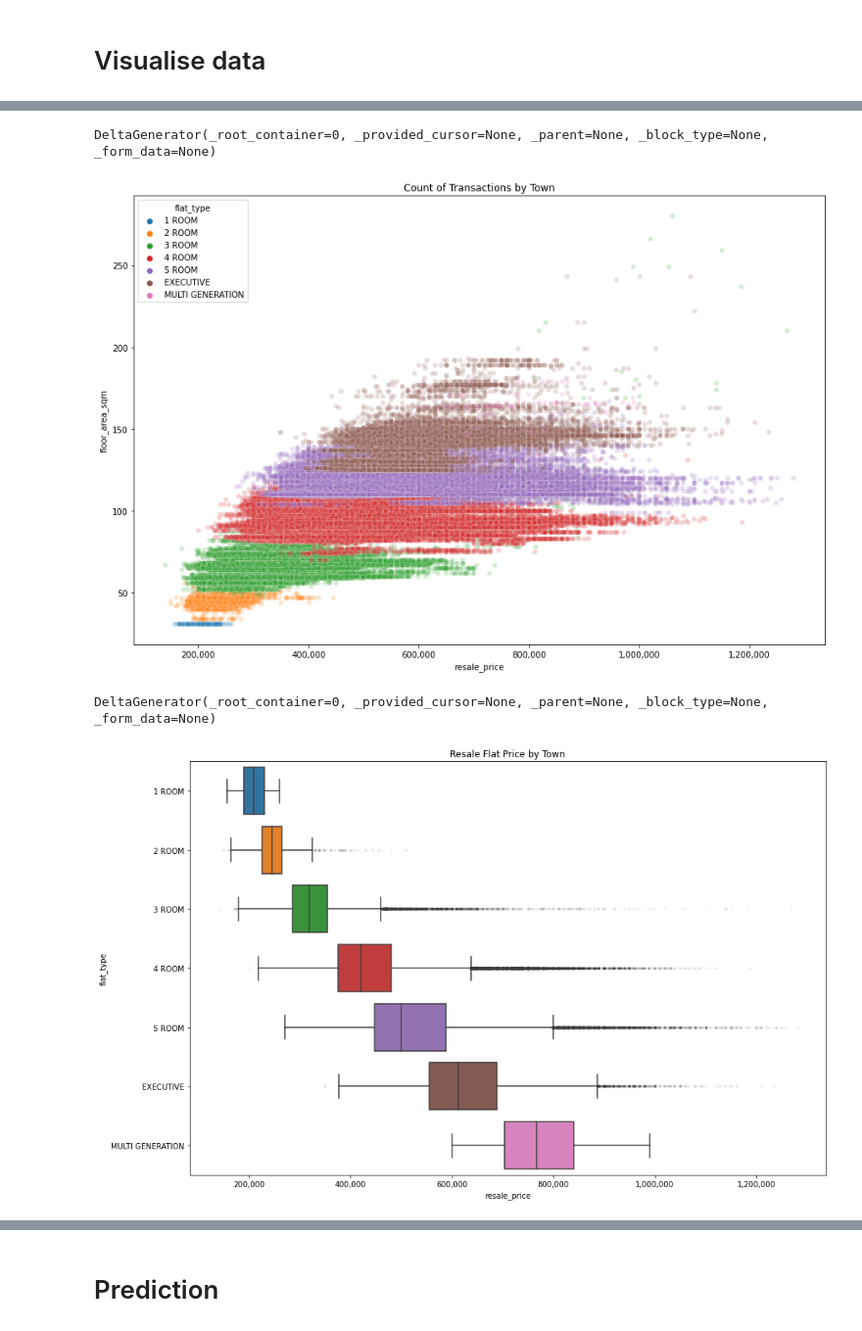
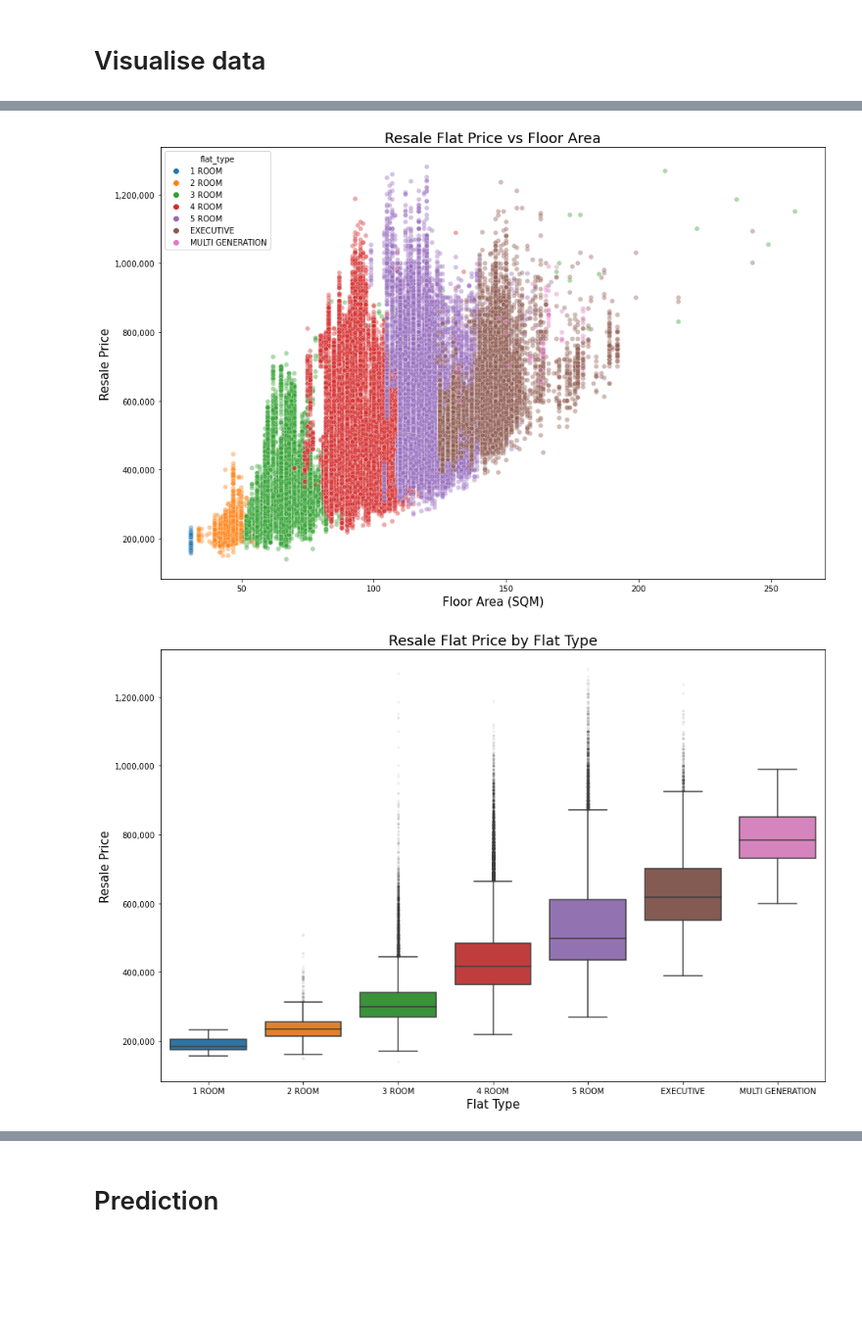
Before and after one commit to carolinedlu/streamlit_resale_flat_prices, a Jupyter notebook: streamlit_resale_flat_prices_app.ipynb, the cells around one changed output, grey strips where cells are left out. Shown at 98% size. Drawn from its saved outputs; the diff is of its cells as text; code cells hidden in the pictures; blank space fills up the shorter version.

```diff
--- a/streamlit_resale_flat_prices_app.ipynb
+++ b/streamlit_resale_flat_prices_app.ipynb
@@ -140,11 +147,13 @@ st.write('\n')
 # %%
 # slider to select period of years to visualise
 
+# describe visualisation section
+st.write(f'Let\'s take a more detailed look at the Resale Flat Prices data.')
 # default minimum and maximum year from data
 period_date_max = data['year_month'].max().year
 period_date_min = data['year_month'].min().year
 # define slider, default value max as latest data year and min as five years before
-visualisation_period = st.slider('Which period would you like to visualise?', min_value=period_date_min, max_value=period_date_max, value=(period_date_max-5,period_date_max))
+visualisation_period = st.slider('Select a period would you like to visualise.', min_value=period_date_min, max_value=period_date_max, value=(period_date_max-5,period_date_max))
 # filter data based on period
 data = data.loc[(data['year_month'] >= str(visualisation_period[0])+'-01-01') & (data['year_month'] <= str(visualisation_period[1])+'-12-01')]
 # %%
@@ -169,5 +179,10 @@ st.write(f"The flat was sold in {most_expensive['year_month'].strftime('%B %Y')}
 # %% [markdown]
 # Visualise data
+# %%
+# set plot attributes
+plot_figsize = (15,10)
+plot_title_fontsize = 18
+plot_axis_fontsize = 15
 # %%
 ### histogram of town ###
 
@@ -255,58 +282,68 @@ DeltaGenerator(_root_container=0, _provided_cursor=None, _parent=None, _block_ty
 # %%
 ### scatterplot of resale_price and floor_area_sqm ###
 
+# describe plot
+st.write(f"This is a scatterplot of Resale Prices compared to Floor Area. No surprise here that generally having more space cost more.")
+
 # set plot and figure size
-fig, ax = plt.subplots(figsize=(15,10))
+fig, ax = plt.subplots(figsize=plot_figsize)
 
 # plot ax
 sns.scatterplot(
-    x='resale_price',
-    y='floor_area_sqm',
+    x='floor_area_sqm',
+    y='resale_price',
     data=data.sort_values('flat_type'),
     hue='flat_type',
-    alpha=0.2
+    alpha=0.4
 )
 
 # formatting
 # add thousands separator
-ax.xaxis.set_major_formatter(matplotlib.ticker.StrMethodFormatter('{x:,.0f}'))
+ax.yaxis.set_major_formatter(matplotlib.ticker.StrMethodFormatter('{x:,.0f}'))
 # set title
-ax.set_title('Count of Transactions by Town')
+ax.set_title('Resale Flat Price vs Floor Area', fontsize=plot_title_fontsize)
+ax.set_xlabel('Floor Area (SQM)', fontsize=plot_axis_fontsize)
+ax.set_ylabel('Resale Price', fontsize=plot_axis_fontsize)
 
 # show plot
 st.pyplot(fig)
+st.write('\n')
 # %% [output]
-DeltaGenerator(_root_container=0, _provided_cursor=None, _parent=None, _block_type=None, _form_data=None)
-[figure, old version]
+[figure, new version]
 # %%
 ### boxplot of flat type ###
 
+# describe plot
+st.write("These are boxplots of Resale Prices by different Flat Types. Here's a quick refresher on how to [read boxplots](https://miro.medium.com/max/2400/1*2c21SkzJMf3frPXPAR_gZA.png) if you need it.")
+
 # set plot and figure size
-fig, ax = plt.subplots(figsize=(15,10))
+fig, ax = plt.subplots(figsize=plot_figsize)
 
 # order by flat_type alphabetically
 flat_type_order = sorted(list(data['flat_type'].unique()))
 
 # plot ax
 ax = sns.boxplot(
-    x='resale_price',
-    y='flat_type',
+    x='flat_type',
+    y='resale_price',
     data=data,
     order=flat_type_order,
     flierprops={'marker':'.', 'alpha':0.05}
     )
 
 # formatting
 # add thousands separator
-ax.xaxis.set_major_formatter(matplotlib.ticker.StrMethodFormatter('{x:,.0f}'))
+ax.yaxis.set_major_formatter(matplotlib.ticker.StrMethodFormatter('{x:,.0f}'))
 # set title
-ax.set_title('Resale Flat Price by Town')
+ax.set_title('Resale Flat Price by Flat Type', fontsize=plot_title_fontsize)
+ax.set_xlabel('Flat Type', fontsize=plot_axis_fontsize)
+ax.set_ylabel('Resale Price', fontsize=plot_axis_fontsize)
 
 # show plot
 st.pyplot(fig)
+st.write('\n')
 # %% [output]
-DeltaGenerator(_root_container=0, _provided_cursor=None, _parent=None, _block_type=None, _form_data=None)
-[figure, old version]
+[figure, new version]
 # %%
 ### boxplot of town ###
 
```
Also changed, not shown: parts of 9 cells of this notebook.
